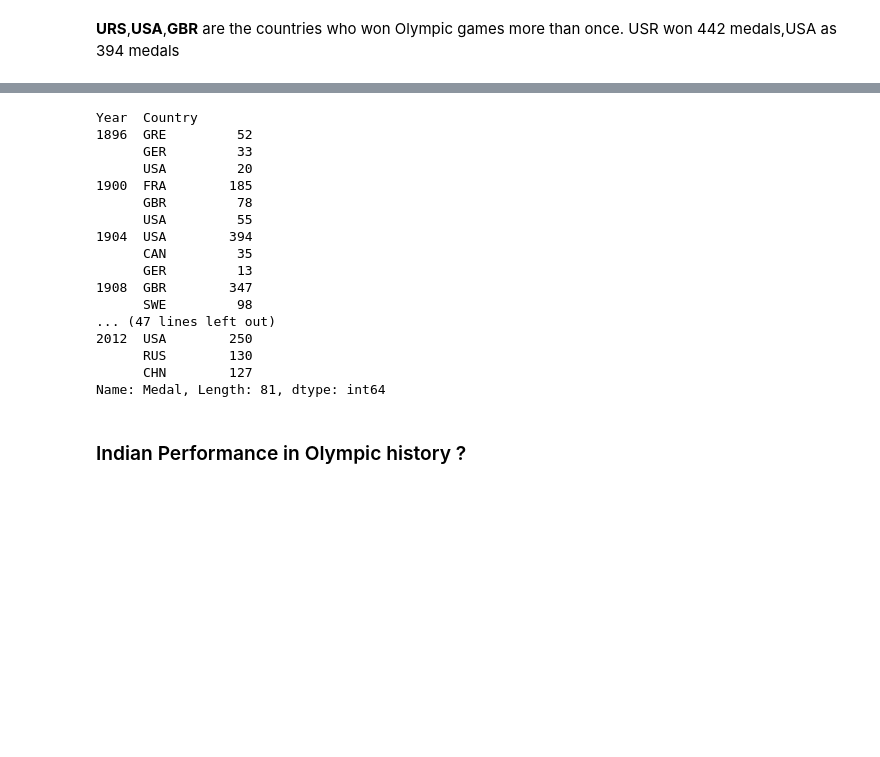
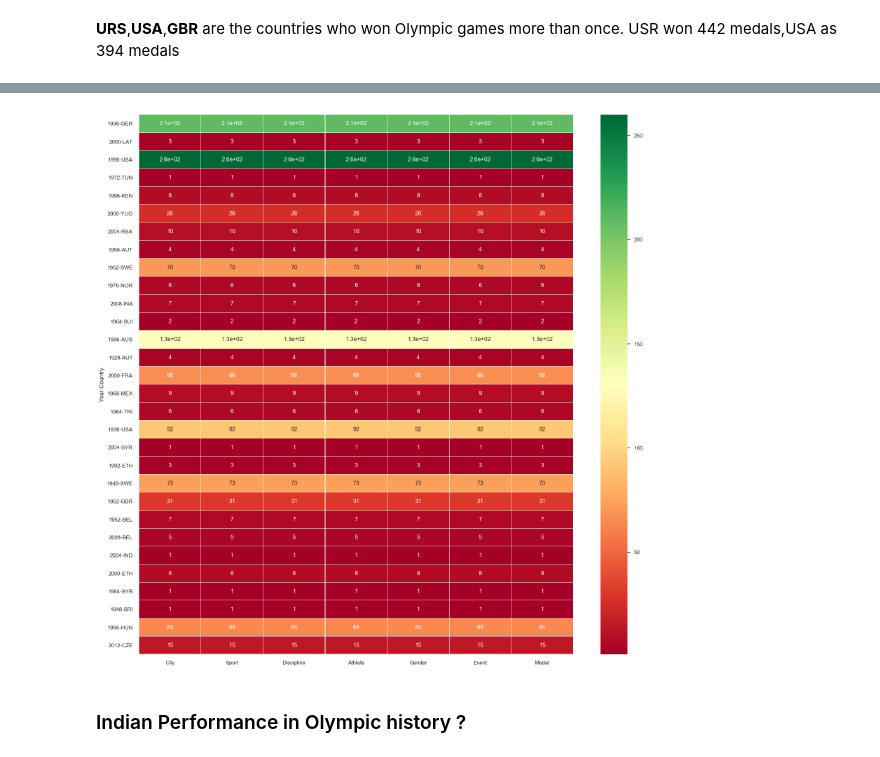
Before and after one commit to harjeet31/Summer-Olympics-EDA, a Jupyter notebook: Olympic_Project_Term1&2.ipynb, the cells around one changed output, grey strips where cells are left out. Cells and saved outputs as stored; diff of their text form; code cells hidden in the pictures; blank space fills up the shorter version.

```diff
--- a/Olympic_Project_Term1&2.ipynb
+++ b/Olympic_Project_Term1&2.ipynb
@@ -729,28 +730,16 @@ Name: Medal, dtype: int64
 # %%
-#.	Top three countries per year over the period
+#.	Co-relation between Countries, Discipline,events,medal,Gender
 
-g= Olympics_df.groupby(['Year','Country']).count()
+g= Olympics_df.groupby(['Year','Country']).count().sample(30)
 ges = g['Medal'].groupby(level=0,group_keys=False)
 Top3Countries = ges.nlargest(3)
-Top3Countries
+ges.head()
+
+f, ax = plt.subplots(figsize=(20, 20))
+sns.heatmap(g, annot=True, linewidths=0.05, ax=ax, cmap="RdYlGn")
+plt.savefig("Co-realtionDiscipline.png")
 # %% [output]
-Year  Country
-1896  GRE         52
-      GER         33
-      USA         20
-1900  FRA        185
-      GBR         78
-      USA         55
-1904  USA        394
-      CAN         35
-      GER         13
-1908  GBR        347
-      SWE         98
-... (47 lines left out)
-2012  USA        250
-      RUS        130
-      CHN        127
-Name: Medal, Length: 81, dtype: int64
+[figure, added]
 # %% [markdown]
 <a id=section410></a>
 ### Indian Performance in Olympic history ?
```
Also changed, not shown: parts of 11 cells of this notebook, 2 other files.
